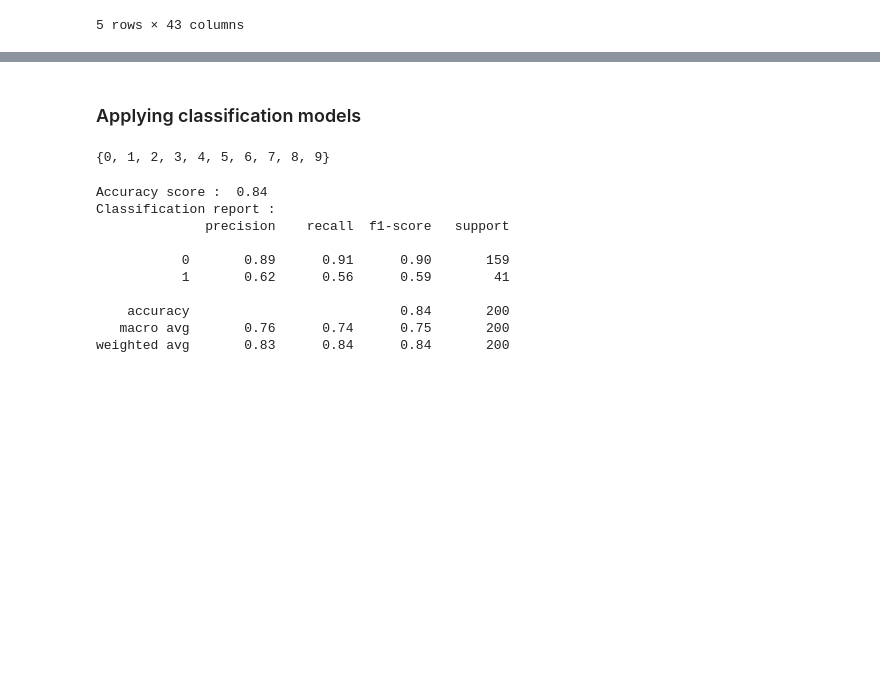
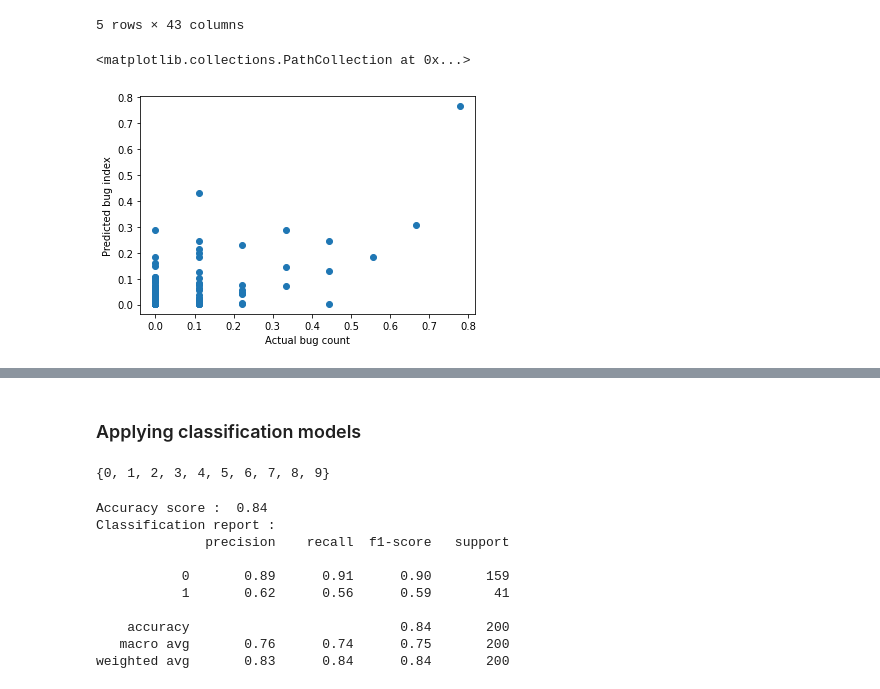
Before and after one commit to rohanpathak2000/Novel-Approach-For-Software-Bug-Prediction, a Jupyter notebook: ML_project.ipynb, the cells around one changed output, grey strips where cells are left out. Cells and saved outputs as stored; diff of their text form; code cells hidden in the pictures; blank space fills up the shorter version.

Commit message:
added visualisation of data i.e graphs

```diff
--- a/ML_project.ipynb
+++ b/ML_project.ipynb
@@ -165,3 +165,24 @@ df.head()
 | 3 | 3 | 3 | 0 | 0 | ... |
 | 4 | 15 | 13 | 1 | 1 | ... |
 5 rows × 43 columns
+# %%
+# Plotting of simple linear regression model
+
+import matplotlib.pyplot as plt
+X_train_for_singlefeat = X_train[:,list_keys[0]]
+X_test_for_singlefeat = X_test[:,list_keys[0]]
+X_train_for_singlefeat = X_train_for_singlefeat.reshape(-1,1)
+reg.fit(X_train_for_singlefeat,Y_train)
+X_test_for_singlefeat_2d = X_test_for_singlefeat.reshape(-1,1)
+Y_Predicted = reg.predict(X_test_for_singlefeat_2d)
+#plt.scatter(X_test_for_singlefeat_2d,Y_test_final)
+plt.xlabel("Actual bug count")
+plt.ylabel("Predicted bug index")
+#Y_test_final_arr = np.array(Y_test_final)
+#slope,intercept = np.polyfit(Y_test_final_arr,Y_pred_final,1)
+#Y_intercept = slope*Y_test_final_arr + intercept
+#plt.plot(X_test_for_singlefeat_2d,Y_Predicted)
+plt.scatter(Y_test_final,Y_Predicted)
+# %% [output]
+<matplotlib.collections.PathCollection at 0x...>
+[figure, added]
```
Also changed, not shown: parts of 3 cells of this notebook.
